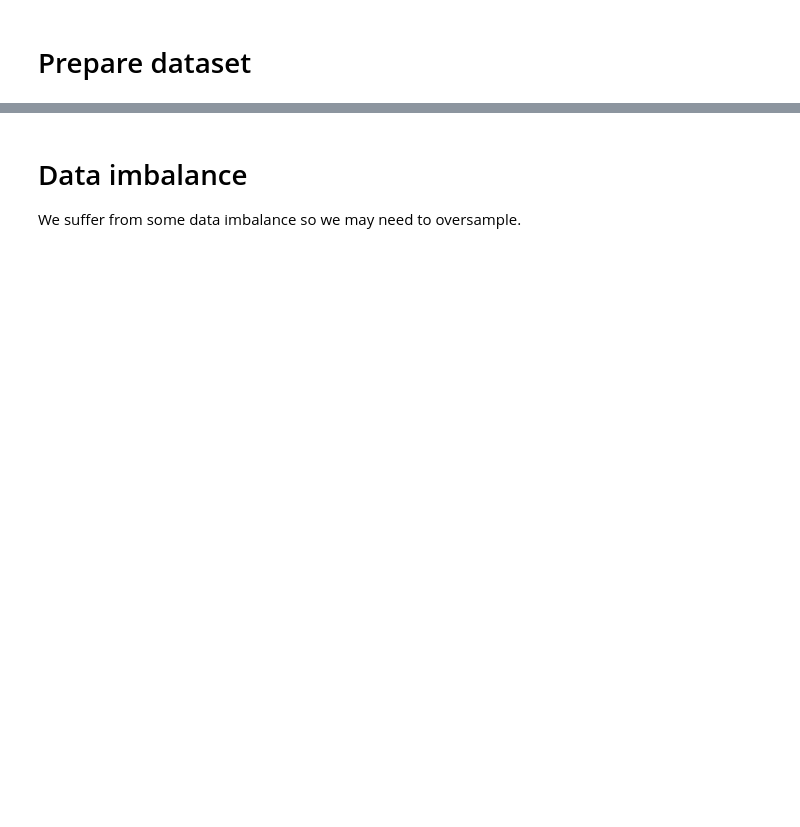
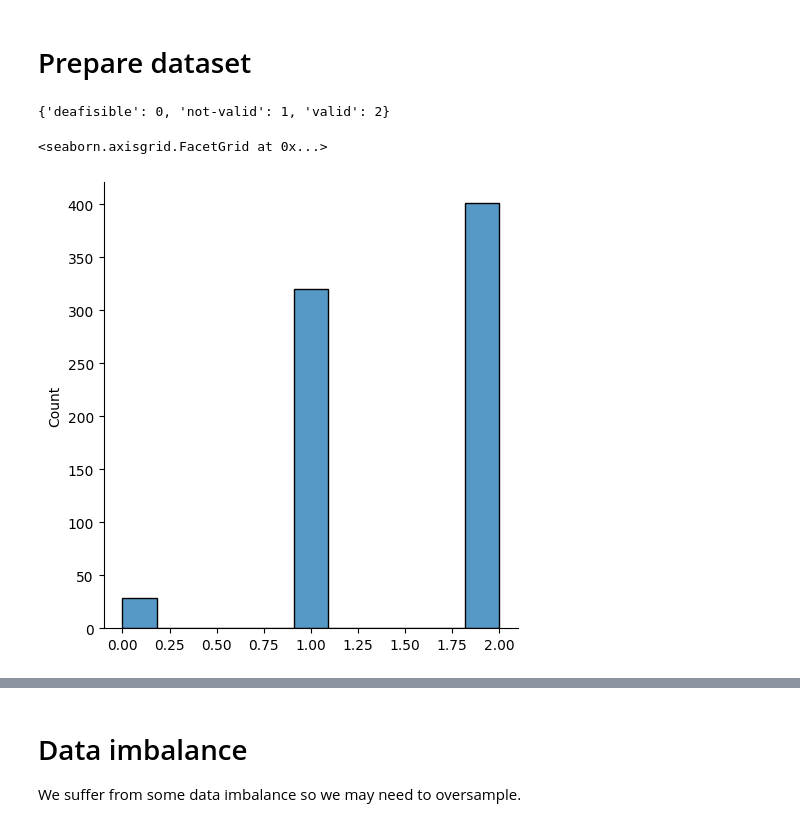
Before and after one commit to m0re4u/argmining2022, a Jupyter notebook: train_arg.ipynb, the cells around one changed output, grey strips where cells are left out. Drawn from its saved outputs; the diff is of its cells as text; code cells hidden in the pictures; blank space fills up the shorter version.

```diff
--- a/train_arg.ipynb
+++ b/train_arg.ipynb
@@ -12,13 +13,22 @@ from data import SharedTaskData
 train_data = SharedTaskData("TaskA_train.csv")
 dev_data = SharedTaskData("TaskA_dev.csv")
 
-train_dataset = train_data.convert_to_hf_dataset()
-dev_dataset = dev_data.convert_to_hf_dataset(features=train_dataset.features)
+train_dataset_novelty = train_data.convert_to_hf_dataset("novelty")
+train_dataset_validity = train_data.convert_to_hf_dataset("validity")
+# Use feature mapping from training dataset to ensure features are mapped correctly
+dev_dataset_novelty = dev_data.convert_to_hf_dataset("novelty", features=train_dataset_novelty.features)
+dev_dataset_validity = dev_data.convert_to_hf_dataset("validity", features=train_dataset_validity.features)
 
 # Make sure internal label mapping is identical across datasets
-assert train_dataset.features['validity_str']._str2int == dev_dataset.features['validity_str']._str2int
+assert train_dataset_validity.features['validity_str']._str2int == dev_dataset_validity.features['validity_str']._str2int
+assert train_dataset_novelty.features['novelty_str']._str2int == dev_dataset_novelty.features['novelty_str']._str2int
 # %%
 # investigate validity labels
-sns.displot(train_dataset['Validity'])
+print(train_dataset_validity.features['validity_str']._str2int)
+sns.displot(train_dataset_validity['validity_str'])
+# %% [output]
+{'deafisible': 0, 'not-valid': 1, 'valid': 2}
+<seaborn.axisgrid.FacetGrid at 0x...>
+[figure, added]
 # %%
 # .. and novelty labels
```
Also changed, not shown: parts of 8 cells of this notebook, 3 other files.
